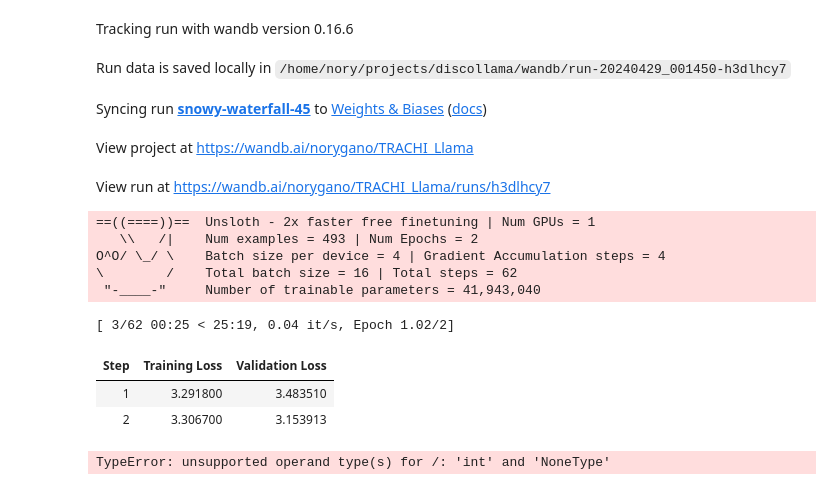
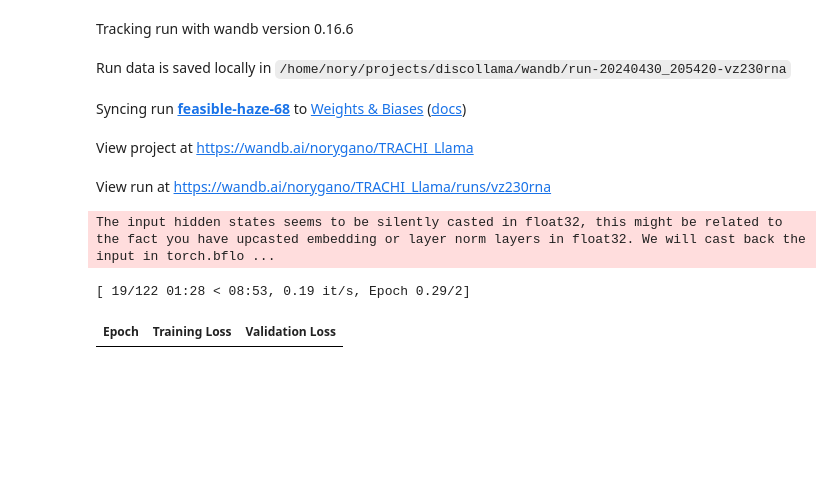
Before and after one commit to norygami/EMPATHY, a Jupyter notebook: train.ipynb, the cells around one changed output. Cells and saved outputs as stored; diff of their text form; code cells hidden in the pictures; blank space fills up the shorter version.

Commit message:
PreUnsloth Rollback

```diff
--- a/train.ipynb
+++ b/train.ipynb
@@ -11,7 +21,7 @@ import ollama
 
 # Unload Model if it's active
 ollama.generate(model='TRACHI', keep_alive=0)
-
+ConstantLengthDataset
 # The model that you want to train from the Hugging Face hub
 model_id = "unsloth/llama-3-8b-Instruct-bnb-4bit"
 
@@ -24,10 +34,10 @@ new_model = "Llama-3-TRACHI-8B-Instruct"
 # Constants
 model_name = model_id.split('/')[-1]
 
-max_seq_length = 4096
+max_seq_length = 8196
 
 # Load your dataset
-raw_dataset = load_dataset("norygano/TRACHI")
+dataset = load_dataset("norygano/TRACHI")
 
 # Load model + tokenizer
 model, tokenizer = FastLanguageModel.from_pretrained(
@@ -42,28 +52,29 @@ tokenizer.padding_side = "right" # Fix weird overflow issue with fp16 training
 
 # Function to apply chat template to each entry in the dataset
 def apply_chat_template(batch):
+    # Apply the chat template with `add_generation_prompt=False`
+    # Adjust the following line if your data structure is different
     formatted_chats = [tokenizer.apply_chat_template(chat, tokenize=False, add_generation_prompt=False) for chat in batch['chat']]
     return {'formatted_chat': formatted_chats}
 
 # Applying chat template to the dataset
-formatted_dataset = raw_dataset.map(apply_chat_template, batched=True)
+dataset = dataset.map(apply_chat_template, batched=True)
 
-# Creating ConstantLengthDataset
-train_dataset = ConstantLengthDataset(
-    tokenizer=tokenizer,
-    dataset=formatted_dataset['train'],
-    dataset_text_field='formatted_chat',
-    seq_length=max_seq_length,
-    eos_token_id=tokenizer.eos_token_id
-)
 
-eval_dataset = ConstantLengthDataset(
-    tokenizer=tokenizer,
-    dataset=formatted_dataset['test'],
-    dataset_text_field='formatted_chat',
-    seq_length=max_seq_length,
-    eos_token_id=tokenizer.eos_token_id
-)
+# Print some entries after applying chat template
+'''
+print("Sample entries after applying chat template:")
+for i in range(3):  # Print the first 3 entries
+    print(dataset['train'][i]['formatted_chat'])
+'''
+
+# Tokenize the formatted chats
+def tokenize_function(batch):
+    # Ensure this line correctly handles your data's structure
+    return tokenizer(batch['formatted_chat'], padding=True, truncation=True, max_length=max_seq_length)
+
+# Applying tokenization
+dataset = dataset.map(tokenize_function, batched=True)
 
 model.config.use_cache = False
 model.config.pretraining_tp = 1
@@ -72,10 +83,10 @@ model.resize_token_embeddings(len(tokenizer))
 # Do model patching and add fast LoRA weights
 model = FastLanguageModel.get_peft_model(
     model,
-    r = 16,
+    r = 32,
     target_modules = ["q_proj", "k_proj", "v_proj", "o_proj",
                       "gate_proj", "up_proj", "down_proj",],
-    lora_alpha = 32,
+    lora_alpha = 16,
     lora_dropout = 0, # Supports any, but = 0 is optimized
     bias = "none",    # Supports any, but = "none" is optimized
     use_gradient_checkpointing = True,
@@ -86,29 +97,32 @@ model = FastLanguageModel.get_peft_model(
 )
 
 args = TrainingArguments(
-    per_device_train_batch_size = 4,
+    per_device_train_batch_size = 8,
     per_device_eval_batch_size = 4,
-    gradient_accumulation_steps = 4,
-    warmup_steps = 5,
+    gradient_accumulation_steps = 2,
+    warmup_steps=10,
     max_steps = -1,
     lr_scheduler_type='cosine',
-    learning_rate=4e-4,
+    learning_rate=3e-4,
     num_train_epochs=2,
     fp16 = not torch.cuda.is_bf16_supported(),
     bf16 = torch.cuda.is_bf16_supported(),
+    logging_strategy="steps",
     logging_steps = 1,
     output_dir = "outputs",
-    evaluation_strategy='steps',
+    evaluation_strategy='epoch',
     optim = "adamw_8bit",
     tf32=True,
     neftune_noise_alpha=5,
     seed = 3407,
+    save_strategy="epoch",
+    report_to="wandb"
 )
 
 trainer = SFTTrainer(
     model = model,
-    train_dataset=train_dataset,
-    eval_dataset=eval_dataset,
+    train_dataset=dataset['train'],
+    eval_dataset=dataset['test'],
     dataset_text_field = "formatted_chat",
     max_seq_length = max_seq_length,
     tokenizer = tokenizer,
@@ -138,17 +145,10 @@ Unsloth 2024.4 patched 32 layers with 32 QKV layers, 32 O layers and 32 MLP laye
 wandb: Currently logged in as: norygano. Use `wandb login --relogin` to force relogin
 Tracking run with wandb version 0.16.6
-Run data is saved locally in /home/nory/projects/discollama/wandb/run-20240429_001450-h3dlhcy7
+Run data is saved locally in /home/nory/projects/discollama/wandb/run-20240430_205420-vz230rna
-Syncing run snowy-waterfall-45 to Weights & Biases (docs)
+Syncing run feasible-haze-68 to Weights & Biases (docs)
 View project at https://wandb.ai/norygano/TRACHI_Llama
-View run at https://wandb.ai/norygano/TRACHI_Llama/runs/h3dlhcy7
+View run at https://wandb.ai/norygano/TRACHI_Llama/runs/vz230rna
-==((====))==  Unsloth - 2x faster free finetuning | Num GPUs = 1
-   \\   /|    Num examples = 493 | Num Epochs = 2
-O^O/ \_/ \    Batch size per device = 4 | Gradient Accumulation steps = 4
-\        /    Total batch size = 16 | Total steps = 62
- "-____-"     Number of trainable parameters = 41,943,040
+The input hidden states seems to be silently casted in float32, this might be related to the fact you have upcasted embedding or layer norm layers in float32. We will cast back the input in torch.bflo ...
-[ 3/62 00:25 < 25:19, 0.04 it/s, Epoch 1.02/2]
+[ 19/122 01:28 < 08:53, 0.19 it/s, Epoch 0.29/2]
-| Step | Training Loss | Validation Loss |
-| 1 | 3.291800 | 3.483510 |
-| 2 | 3.306700 | 3.153913 |
+| Epoch | Training Loss | Validation Loss |
-TypeError: unsupported operand type(s) for /: 'int' and 'NoneType'
 # %%
```
Also changed, not shown: parts of 6 cells of this notebook, 2 other files.
